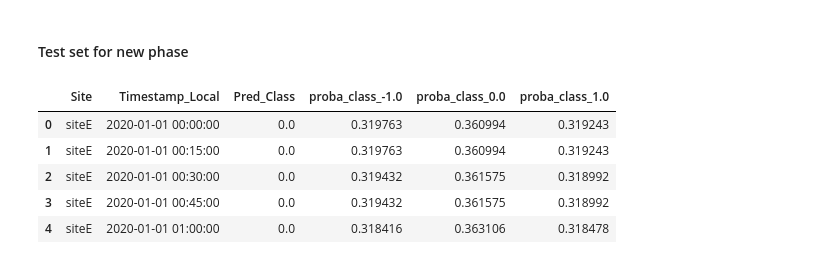
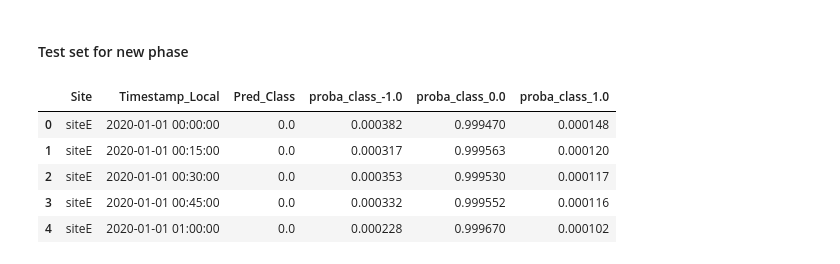
Before and after one commit to genrry/flextrack-challenge, a Jupyter notebook: train-warmup.ipynb, the cells around one changed output. Drawn from its saved outputs; the diff is of its cells as text; code cells hidden in the pictures.

```diff
--- a/train-warmup.ipynb
+++ b/train-warmup.ipynb
@@ -265,5 +339,5 @@ X_test = X_test.set_index(index_cols).join(lags_features).reset_index()
 # %%
-X_test = add_time_features(X_test)
+# X_test = add_time_features(X_test)
 # %%
 from catboost import CatBoostClassifier, Pool
 import json, os
@@ -296,7 +370,8 @@ for f in model_features:
 # Reorder
 X_test_feat_aligned = X_test_feat_aligned[model_features]
 
-cat_features = ["Is_Weekend", "Hour_Category", "Season"]
+# cat_features = ["Is_Weekend", "Hour_Category"]
+# cat_features = ["Is_Weekend", "Hour_Category", "Season"]
 
 test_pool = Pool(X_test_feat_aligned, cat_features=cat_features)
 
@@ -360,10 +435,14 @@ test_data_new = pd.read_csv('data/v0.2/flextrack-2025-public-test-data-v0.2.csv'
 test_data_new_missing_flag = test_data_new[test_data_new['Demand_Response_Flag'].isna()].copy()
 # %%
 X_test_missing_flag = test_data_new_missing_flag[index_cols + features].copy()
+# %%
+X_test_missing_flag = preprocess(X_test_missing_flag)
 # %%
-lags_features = get_lags_features(X_test_missing_flag, ["1h","1d","7d"])
-X_test_missing_flag = X_test_missing_flag.set_index(index_cols).join(lags_features).reset_index()
-X_test_missing_flag = add_time_features(X_test_missing_flag)
+# lags_features = get_lags_features(X_test_missing_flag, selected_lags)
+# X_test_missing_flag = add_custom_features(X_test_missing_flag)
+# X_test_missing_flag = add_site_stats_features(X_test_missing_flag, site_col, features)
+# X_test_missing_flag = X_test_missing_flag.set_index(index_cols).join(lags_features).reset_index()
+# X_test_missing_flag = add_time_features(X_test_missing_flag)
 # %%
 from catboost import CatBoostClassifier, Pool
 import json, os
@@ -388,38 +467,39 @@ X_test_feat = X_test_missing_flag.set_index(index_cols)
 target_like_cols = ['Demand_Response_Flag', '__label__']
 model_features = model.feature_names_  # order expected by model
 # Drop any unexpected columns
 X_test_feat_aligned = X_test_feat.drop(columns=[c for c in X_test_feat.columns if c not in model_features], errors='ignore')
 # Add any missing features as NaN
 for f in model_features:
     if f not in X_test_feat_aligned.columns:
         X_test_feat_aligned[f] = float('nan')
 # Reorder
 X_test_feat_aligned = X_test_feat_aligned[model_features]
 
-cat_features = ["Is_Weekend", "Hour_Category", "Season"]
+# cat_features = ["Is_Weekend", "Hour_Category"]
+# cat_features = ["Is_Weekend", "Hour_Category", "Season"]
 test_pool = Pool(X_test_feat_aligned, cat_features=cat_features)
 
 pred_idx = model.predict(test_pool).astype(int).ravel()
 probs = model.predict_proba(test_pool)
 
 pred_labels = [idx_to_class[i] for i in pred_idx]
 
 prob_cols = {f'proba_class_{idx_to_class[i]}': probs[:, i] for i in range(probs.shape[1])}
 
 pred_df = X_test_feat_aligned.copy()
 pred_df['Pred_Class'] = pred_labels
 for k,v in prob_cols.items():
     pred_df[k] = v
 
 # Reset index for export
 pred_out = pred_df.reset_index()[index_cols + ['Pred_Class'] + list(prob_cols.keys())]
 pred_out.head()
 # %% [output]
 |  | Site | Timestamp_Local | Pred_Class | proba_class_-1.0 | proba_class_0.0 | proba_class_1.0 |
-| 0 | siteE | 2020-01-01 00:00:00 | 0.0 | 0.319763 | 0.360994 | 0.319243 |
-| 1 | siteE | 2020-01-01 00:15:00 | 0.0 | 0.319763 | 0.360994 | 0.319243 |
-| 2 | siteE | 2020-01-01 00:30:00 | 0.0 | 0.319432 | 0.361575 | 0.318992 |
-| 3 | siteE | 2020-01-01 00:45:00 | 0.0 | 0.319432 | 0.361575 | 0.318992 |
-| 4 | siteE | 2020-01-01 01:00:00 | 0.0 | 0.318416 | 0.363106 | 0.318478 |
+| 0 | siteE | 2020-01-01 00:00:00 | 0.0 | 0.000382 | 0.999470 | 0.000148 |
+| 1 | siteE | 2020-01-01 00:15:00 | 0.0 | 0.000317 | 0.999563 | 0.000120 |
+| 2 | siteE | 2020-01-01 00:30:00 | 0.0 | 0.000353 | 0.999530 | 0.000117 |
+| 3 | siteE | 2020-01-01 00:45:00 | 0.0 | 0.000332 | 0.999552 | 0.000116 |
+| 4 | siteE | 2020-01-01 01:00:00 | 0.0 | 0.000228 | 0.999670 | 0.000102 |
 # %%
 test_data_new.set_index(['Site', "Timestamp_Local"], inplace=True)
```
Also changed, not shown: parts of 28 cells of this notebook, 1 other file.
